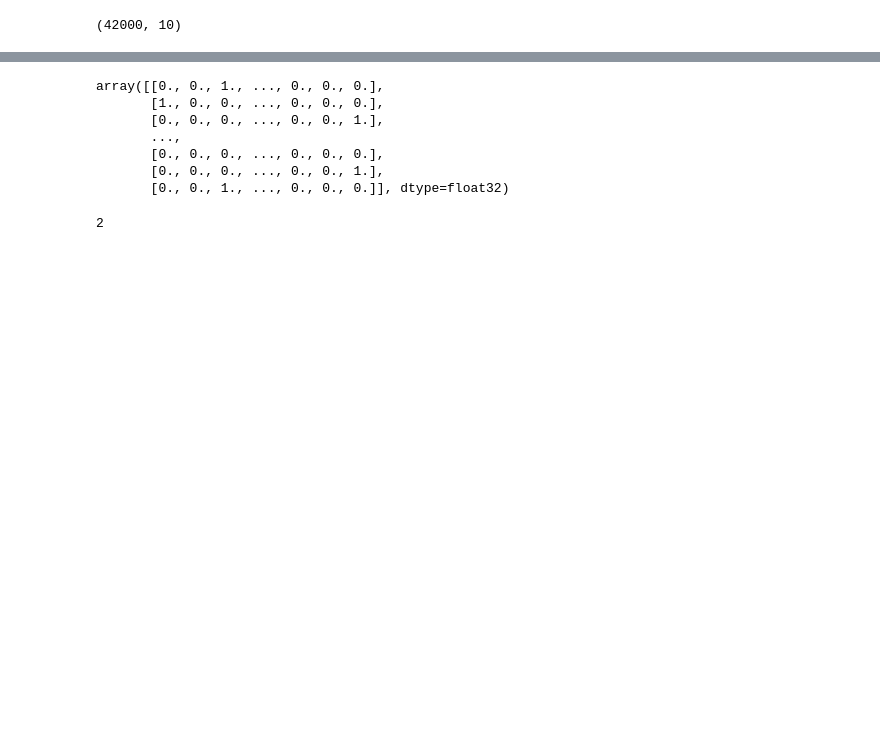
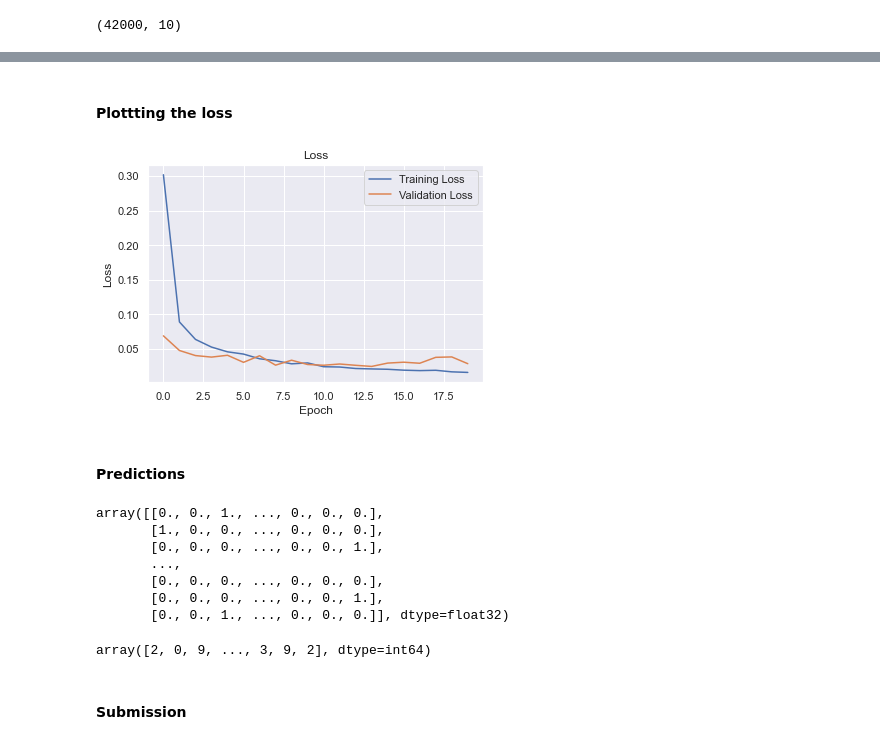
Before and after one commit to MurilloRomero/digit_recognizer, a Jupyter notebook: Digit_recognizer.ipynb, the cells around one changed output, grey strips where cells are left out. Saved outputs shown, nothing was run; the diff lists cells and outputs as text; code cells hidden in the pictures; blank space fills up the shorter version.

```diff
--- a/Digit_recognizer.ipynb
+++ b/Digit_recognizer.ipynb
@@ -200,3 +195,17 @@ Epoch 20/20
+# %% [markdown]
+#### Plottting the loss
+# %%
+plt.plot(history.history['loss'], label='Training Loss')
+plt.plot(history.history['val_loss'], label='Validation Loss')
+plt.title('Loss')
+plt.xlabel('Epoch')
+plt.ylabel('Loss')
+plt.legend()
+plt.show();
+# %% [output]
+[figure, added]
+# %% [markdown]
+#### Predictions
 # %%
 predictions = model.predict(X_test, batch_size=32, verbose=0)
 # %%
@@ -209,9 +218,12 @@ array([[0., 0., 1., ..., 0., 0., 0.],
        [0., 0., 0., ..., 0., 0., 0.],
        [0., 0., 0., ..., 0., 0., 1.],
        [0., 0., 1., ..., 0., 0., 0.]], dtype=float32)
-# %%
-np.argmax(predictions)
-# %% [output]
-2
+# %%
+pred = np.argmax(predictions, axis=1)
+pred
+# %% [output]
+array([2, 0, 9, ..., 3, 9, 2], dtype=int64)
+# %% [markdown]
+#### Submission
 # %%
 index_list = []
```
Also changed, not shown: parts of 36 cells of this notebook, 1 other file.
